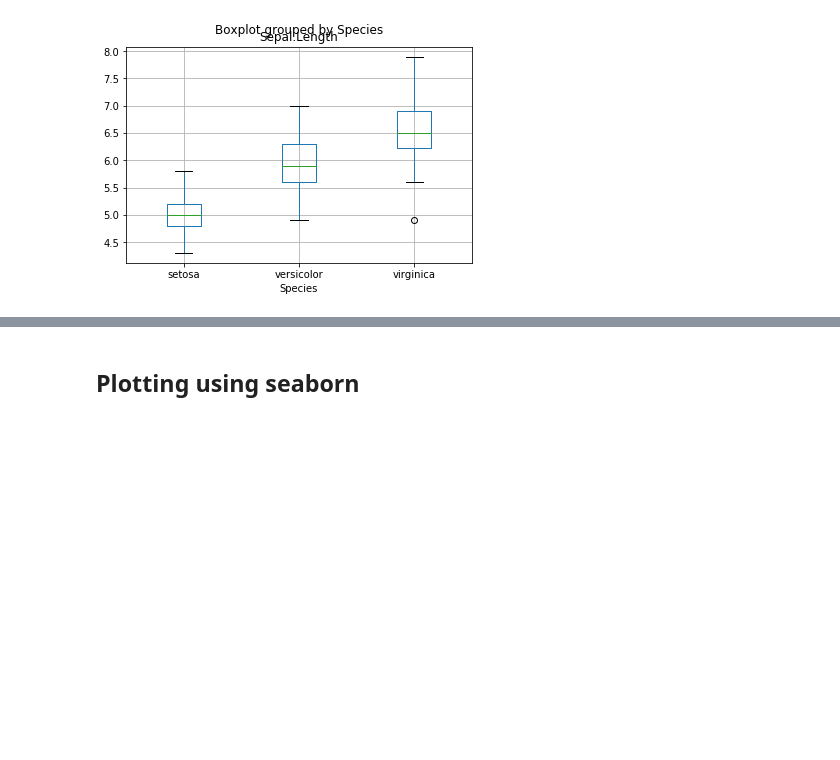
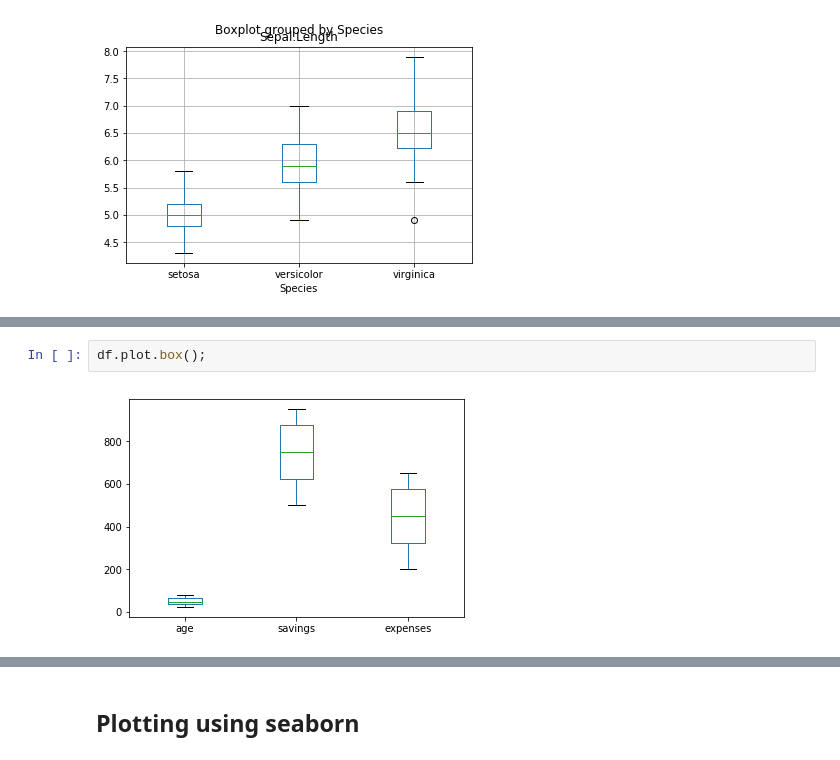
Before and after one commit to sumendar/FoundationOfStatsDSAIMLwithPython-june18, a Jupyter notebook: 08-MatplotlibAndSeaborn/scriptSlides.ipynb, the cells around one changed output, grey strips where cells are left out. Saved outputs shown, nothing was run; the diff lists cells and outputs as text; blank space fills up the shorter version.

```diff
--- a/08-MatplotlibAndSeaborn/scriptSlides.ipynb
+++ b/08-MatplotlibAndSeaborn/scriptSlides.ipynb
@@ -56,0 +90,4 @@ plt.show()
+# %%
+df.plot.box();
+# %% [output]
+[figure, added]
```
Also changed, not shown: parts of 22 cells of this notebook, 29 other files.
